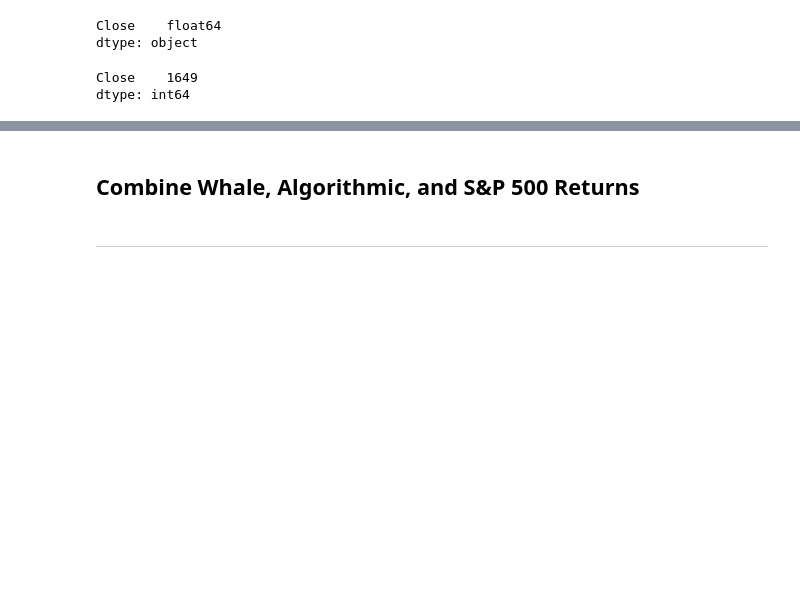
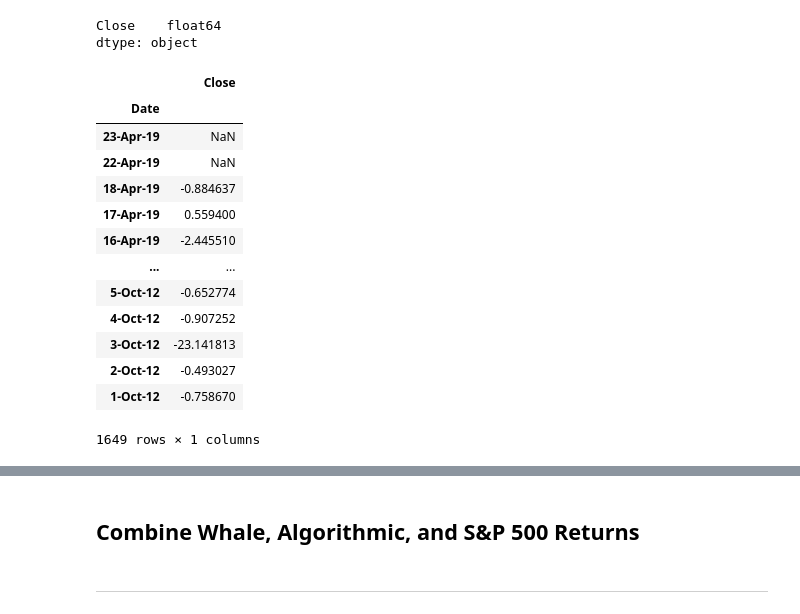
Before and after one commit to patricia-raj/whale-off-the-port-folio-, a Jupyter notebook: whale_analysis.ipynb, the cells around one changed output, grey strips where cells are left out. Saved outputs shown, nothing was run; the diff lists cells and outputs as text; code cells hidden in the pictures; blank space fills up the shorter version.

```diff
--- a/whale_analysis.ipynb
+++ b/whale_analysis.ipynb
@@ -258,7 +260,21 @@ dtype: object
 # %%
 # Calculate Daily Returns
 sp500_returns_dataframe.shape
 sp500_returns_dataframe.count()
+sp500_returns_dataframe = sp500_returns_dataframe.pct_change()
+sp500_returns_dataframe
 # %% [output]
+|  | Close |
+| Date |  |
+| 23-Apr-19 | NaN |
+| 22-Apr-19 | NaN |
+| 18-Apr-19 | -0.884637 |
+| 17-Apr-19 | 0.559400 |
+| 16-Apr-19 | -2.445510 |
+| ... | ... |
+| 5-Oct-12 | -0.652774 |
+| 4-Oct-12 | -0.907252 |
+| 3-Oct-12 | -23.141813 |
+| 2-Oct-12 | -0.493027 |
+| 1-Oct-12 | -0.758670 |
-Close    1649
-dtype: int64
+1649 rows × 1 columns
```
Also changed, not shown: parts of 12 cells of this notebook.
